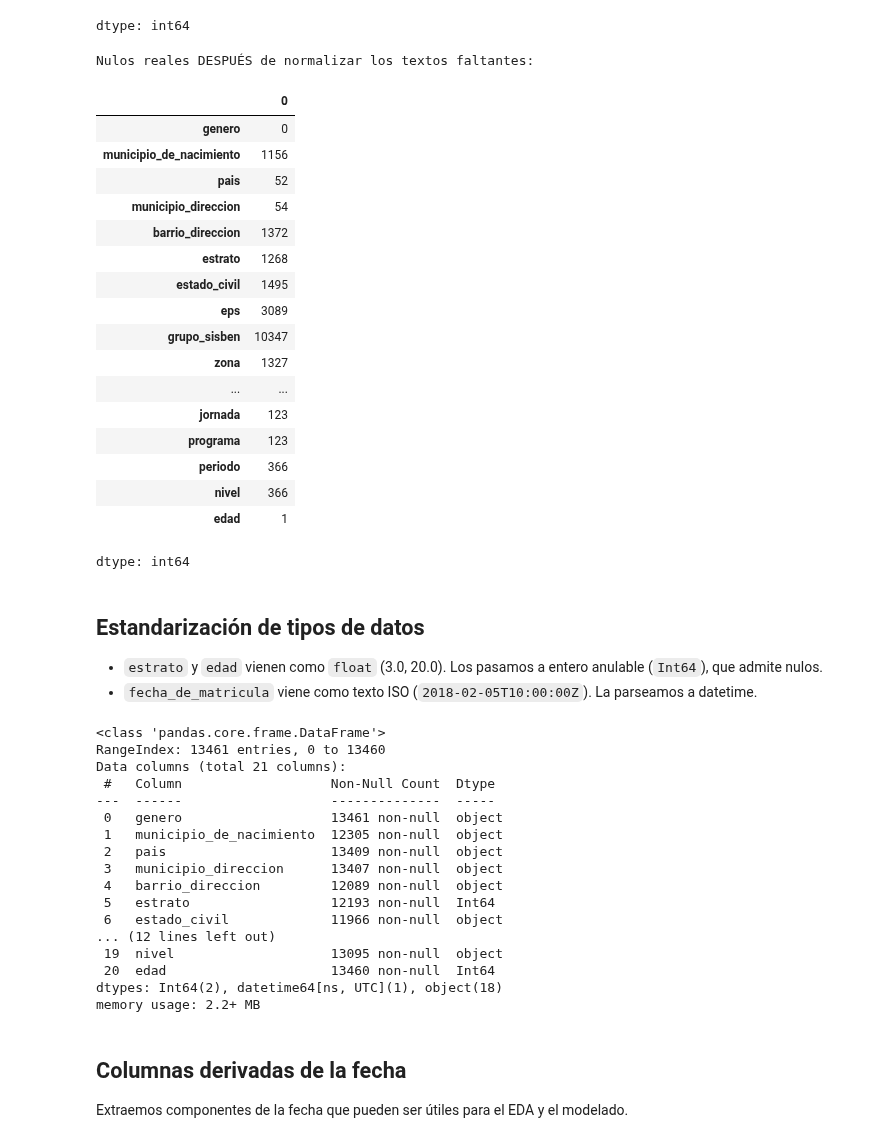
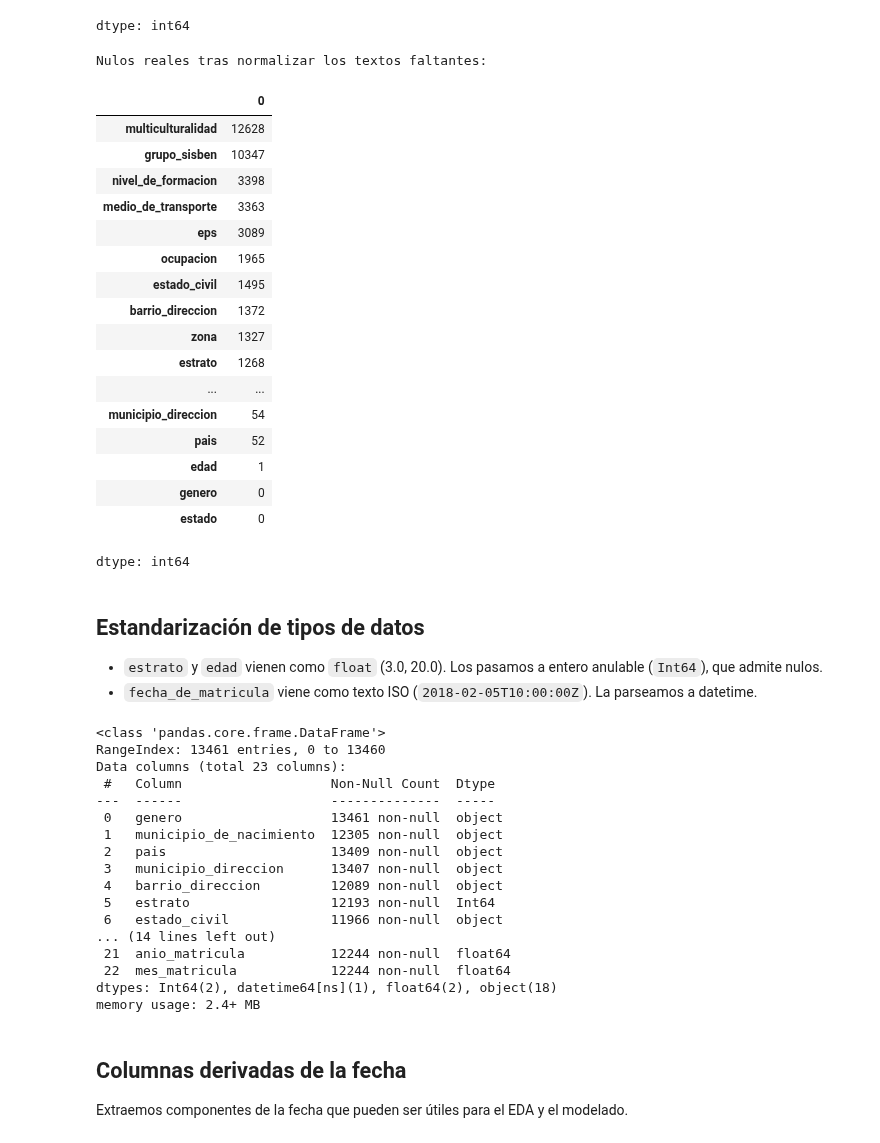
Before and after one commit to LuisBetancourt11/Proyecto_Ciencia_Datos, a Jupyter notebook: notebook/02_Limpieza.ipynb, the cells around one changed output. Drawn from its saved outputs; the diff is of its cells as text; code cells hidden in the pictures.

```diff
--- a/notebook/02_Limpieza.ipynb
+++ b/notebook/02_Limpieza.ipynb
@@ -139,37 +133,36 @@ df.isnull().sum()
 | edad | 1 |
 dtype: int64
 # %%
-# Cadenas que en realidad representan ausencia de dato
+# Cadenas que representan ausencia de dato
 sentinelas = ['sin respuesta', 'sin informacion', 'sin información',
               'no aplica', 'no aplica.', 'na', 'n/a', 'sin dato', 'ninguno']
 
-# Reemplazar en todas las columnas de tipo texto
 obj_cols = df.select_dtypes(include='object').columns
 for col in obj_cols:
     mask = df[col].astype(str).str.strip().str.lower().isin(sentinelas)
     df.loc[mask, col] = np.nan
 
-print("Nulos reales DESPUÉS de normalizar los textos faltantes:")
-df.isnull().sum()
+print("Nulos reales tras normalizar los textos faltantes:")
+df.isnull().sum().sort_values(ascending=False)
 # %% [output]
-Nulos reales DESPUÉS de normalizar los textos faltantes:
+Nulos reales tras normalizar los textos faltantes:
 |  | 0 |
+| multiculturalidad | 12628 |
+| grupo_sisben | 10347 |
+| nivel_de_formacion | 3398 |
+| medio_de_transporte | 3363 |
+| eps | 3089 |
+| ocupacion | 1965 |
+| estado_civil | 1495 |
+| barrio_direccion | 1372 |
+| zona | 1327 |
+| estrato | 1268 |
+| ... | ... |
+| municipio_direccion | 54 |
+| pais | 52 |
+| edad | 1 |
 | genero | 0 |
-| municipio_de_nacimiento | 1156 |
-| pais | 52 |
-| municipio_direccion | 54 |
-| barrio_direccion | 1372 |
-| estrato | 1268 |
-| estado_civil | 1495 |
-| eps | 3089 |
-| grupo_sisben | 10347 |
-| zona | 1327 |
-| ... | ... |
-| jornada | 123 |
-| programa | 123 |
-| periodo | 366 |
-| nivel | 366 |
-| edad | 1 |
+| estado | 0 |
 dtype: int64
 # %% [markdown]
 ## Estandarización de tipos de datos
@@ -179,19 +172,17 @@ dtype: int64
 - `fecha_de_matricula` viene como texto ISO (`2018-02-05T10:00:00Z`). La parseamos a
   datetime.
 # %%
-# Enteros anulables
 for col in ['estrato', 'edad']:
     if col in df.columns:
         df[col] = pd.to_numeric(df[col], errors='coerce').astype('Int64')
 
-# Fecha de matrícula -> datetime
-df['fecha_de_matricula'] = pd.to_datetime(df['fecha_de_matricula'], errors='coerce')
-
+df['fecha_de_matricula'] = pd.to_datetime(df['fecha_de_matricula'], errors='coerce',
+                                          utc=True).dt.tz_localize(None)
 df.info()
 # %% [output]
 <class 'pandas.core.frame.DataFrame'>
 RangeIndex: 13461 entries, 0 to 13460
-Data columns (total 21 columns):
+Data columns (total 23 columns):
  #   Column                   Non-Null Count  Dtype
 ---  ------                   --------------  -----
  0   genero                   13461 non-null  object
@@ -201,11 +192,11 @@ Data columns (total 21 columns):
  4   barrio_direccion         12089 non-null  object
  5   estrato                  12193 non-null  Int64
  6   estado_civil             11966 non-null  object
-... (12 lines left out)
- 19  nivel                    13095 non-null  object
- 20  edad                     13460 non-null  Int64
-dtypes: Int64(2), datetime64[ns, UTC](1), object(18)
-memory usage: 2.2+ MB
+... (14 lines left out)
+ 21  anio_matricula           12244 non-null  float64
+ 22  mes_matricula            12244 non-null  float64
+dtypes: Int64(2), datetime64[ns](1), float64(2), object(18)
+memory usage: 2.4+ MB
 # %% [markdown]
 ## Columnas derivadas de la fecha
 
```
Also changed, not shown: parts of 15 cells of this notebook.
